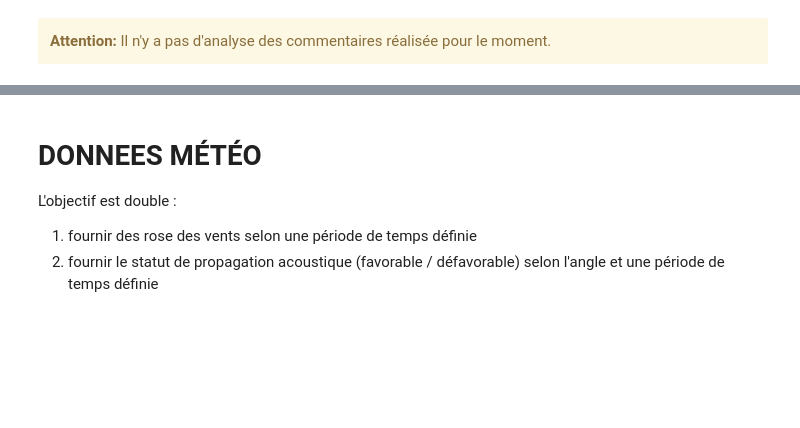
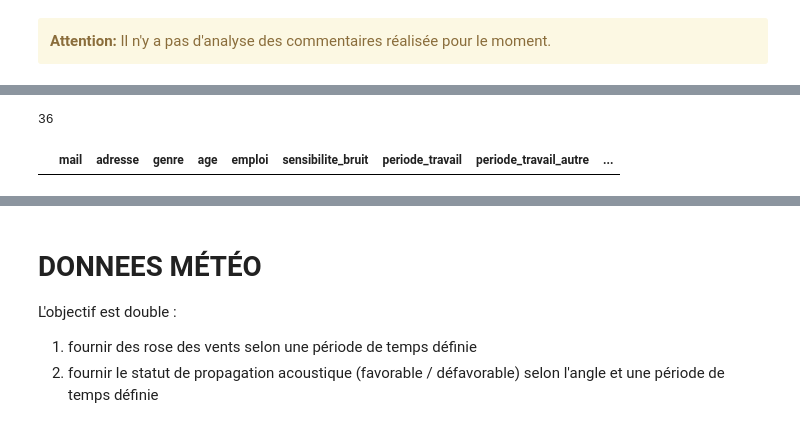
Before and after one commit to nantodevison/PPBE_BdxMet, a Jupyter notebook: notebooks/Import_donnees.ipynb, the cells around one changed output, grey strips where cells are left out. Saved outputs shown, nothing was run; the diff lists cells and outputs as text; code cells hidden in the pictures; blank space fills up the shorter version.

```diff
--- a/notebooks/Import_donnees.ipynb
+++ b/notebooks/Import_donnees.ipynb
@@ -59,0 +89,33 @@ dicoCharts['sensibilite']['chart']
+# %%
+dfParticipant = ressenti.dfParticipantsAdresses.merge(ressenti.dfDeclarationGene
+                                      [[c for c in ressenti.dfDeclarationGene.columns if c not in ('adresse', 'nom', 'prenom')]],
+                                      on='mail', how='left', suffixes=('', '_y')).drop_duplicates(
+    ['adresse', 'genre', 'age', 'emploi', 'sensibilite_bruit', 'periode_travail', 'periode_travail_autre', 'sensib_bruit_travail', 'gene_long_terme',
+     'gene_long_terme_6_18', 'gene_long_terme_18_22','gene_long_terme_22_6', 'bati_type', 'bati_annee'])[['mail', 'adresse', 'genre', 'age', 'emploi', 'sensibilite_bruit', 'periode_travail', 'periode_travail_autre', 'sensib_bruit_travail', 'gene_long_terme',
+     'gene_long_terme_6_18', 'gene_long_terme_18_22','gene_long_terme_22_6', 'bati_type', 'bati_annee', 'papier']]
+dfParticipant = dfParticipant.loc[~dfParticipant.iloc[:, 2:].isna().all(axis=1)].copy()
+# %%
+def regrouper(groupe):
+    listePossible = []
+    for a in groupe:
+        if not pd.isnull(a):
+            listePossible.append(a)
+    if not listePossible:
+        return np.nan
+    if len(set(listePossible)) == 1:
+        return listePossible[0]
+    else :
+        return listePossible[-1]
+# %%
+dfParticipant.loc[dfParticipant.duplicated('mail', keep=False)].groupby('mail').agg(lambda x : regrouper(x))
+# %% [output]
+36
+# %%
+dfParticipants_Finale = pd.concat([dfParticipant.loc[~dfParticipant.duplicated('mail', keep=False)].replace({'0 - pas du tout sensible': 0,
+                                                                                                             '10 - extrêmement sensible': 10}),
+                                   dfParticipant.loc[dfParticipant.duplicated('mail', keep=False)].groupby('mail').agg(lambda x : regrouper(x)).reset_index(
+                                   ).replace({'0 - pas du tout sensible': 0, '10 - extrêmement sensible': 10})])
+# %%
+dfParticipants_Finale.loc[dfParticipants_Finale.duplicated('mail')]
+# %% [output]
+|  | mail | adresse | genre | age | emploi | sensibilite_bruit | periode_travail | periode_travail_autre | ... |
```
Also changed, not shown: parts of 26 cells of this notebook, 2 other files.
